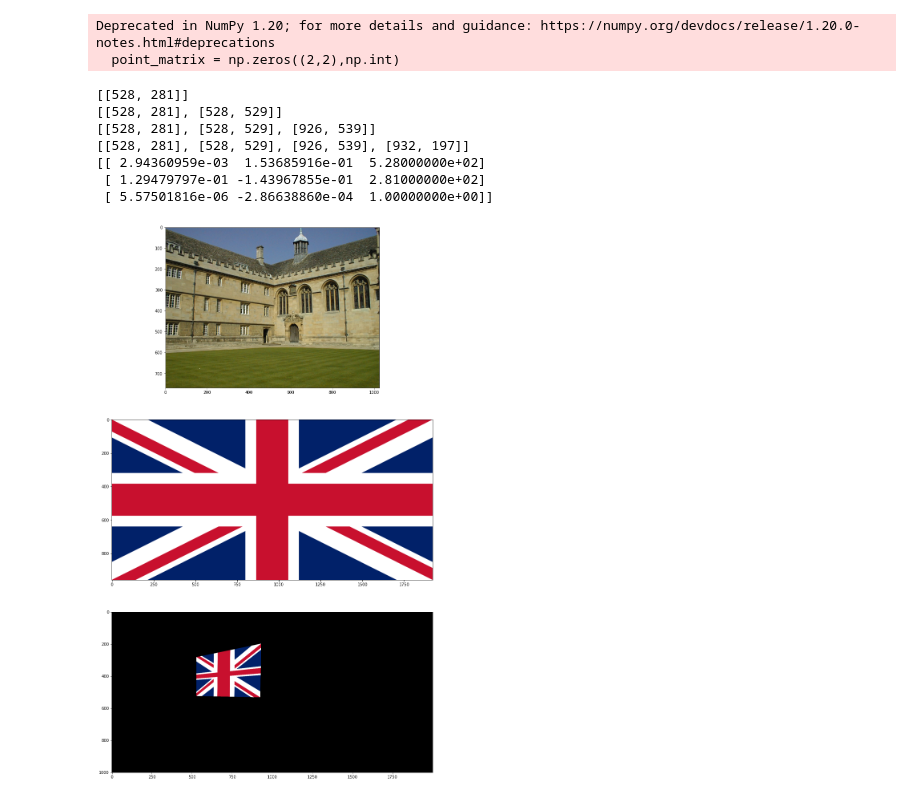
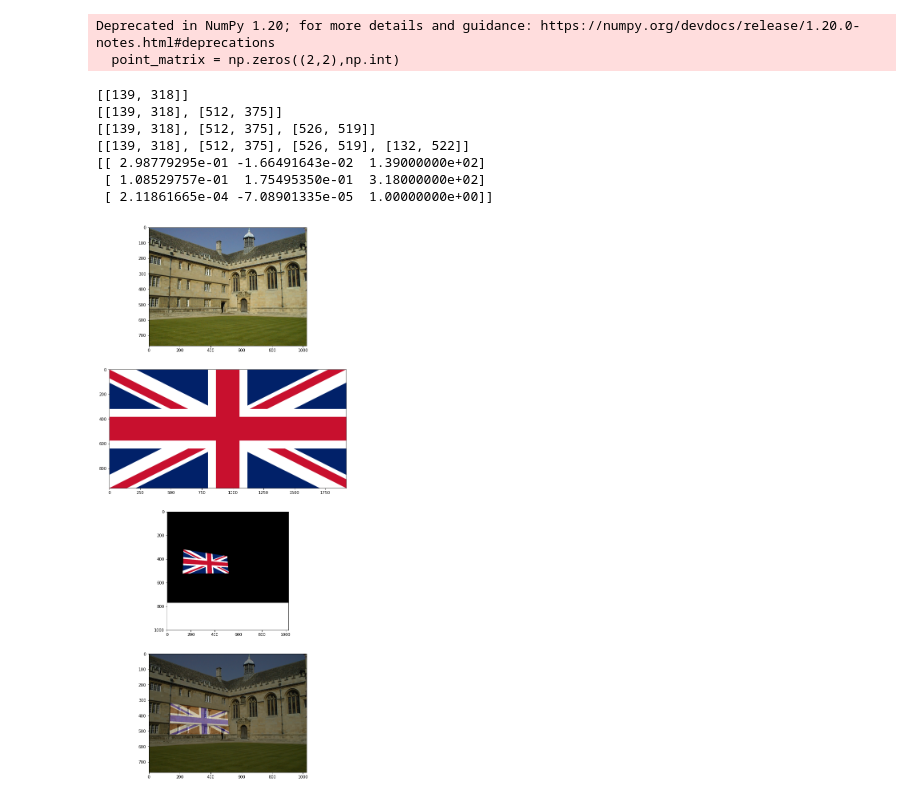
Before and after one commit to Thilanka1999/Computer-Vision-and-Image-Processing, a Jupyter notebook: assignment 2/190691B_a02.ipynb, the cells around one changed output. Drawn from its saved outputs; the diff is of its cells as text; code cells hidden in the pictures.

```diff
--- a/assignment 2/190691B_a02.ipynb
+++ b/assignment 2/190691B_a02.ipynb
@@ -175,41 +175,50 @@ cv.imshow('image', img)
 
     # setting mouse handler for the image
     # and calling the click_event() function
 cv.setMouseCallback('image', click_event)
 
     # wait for a key to be pressed to exit
 cv.waitKey(0)
 
     # close the window
 cv.destroyAllWindows()
 
 
 src_cordinate = [[0, 0], [1960, 0], [1960, 960], [0, 960]]
 H, status = cv.findHomography(np.array(src_cordinate), np.array(dst_cordinate))
 print(H)
 im4 = cv.imread('image/Flag_of_the_United_Kingdom.svg.png')
 assert im4 is not None
 
-im1to4 = cv.warpPerspective(im4, H, (2000, 2000))
+im1to4 = cv.warpPerspective(im4, H, (np.shape(img)[1], np.shape(img)[0]))
 
 im1= cv.cvtColor(img, cv.COLOR_BGR2RGB)
 im4= cv.cvtColor(im4, cv.COLOR_BGR2RGB)
 im1to4= cv.cvtColor(im1to4, cv.COLOR_BGR2RGB)
-fig, ax = plt.subplots(3, 1, figsize=(25, 25))
+
+dst = cv.addWeighted(img, 0.6, im1to4, 0.4, 0.0)
+dst = cv.cvtColor(dst, cv.COLOR_BGR2RGB)
+
+fig, ax = plt.subplots(4, 1, figsize=(25, 25))
 
 ax[0].imshow(im1)
 ax[1].imshow(im4)
 ax[2].imshow(im1to4)
 ax[2].set_ylim([1000, 0])
 ax[2].set_aspect('equal')
+ax[3].imshow(dst)
+plt.show()
 
-plt.show()
+
+cv.imshow('dst', dst)
+cv.waitKey(0)
+cv.destroyAllWindows()
 # %% [output]
-[[528, 281]]
-[[528, 281], [528, 529]]
-[[528, 281], [528, 529], [926, 539]]
-[[528, 281], [528, 529], [926, 539], [932, 197]]
-[[ 2.94360959e-03  1.53685916e-01  5.28000000e+02]
- [ 1.29479797e-01 -1.43967855e-01  2.81000000e+02]
- [ 5.57501816e-06 -2.86638860e-04  1.00000000e+00]]
+[[139, 318]]
+[[139, 318], [512, 375]]
+[[139, 318], [512, 375], [526, 519]]
+[[139, 318], [512, 375], [526, 519], [132, 522]]
+[[ 2.98779295e-01 -1.66491643e-02  1.39000000e+02]
+ [ 1.08529757e-01  1.75495350e-01  3.18000000e+02]
+ [ 2.11861665e-04 -7.08901335e-05  1.00000000e+00]]
-[figure, old version]
+[figure, new version]
```
Also changed, not shown: parts of 2 cells of this notebook.
